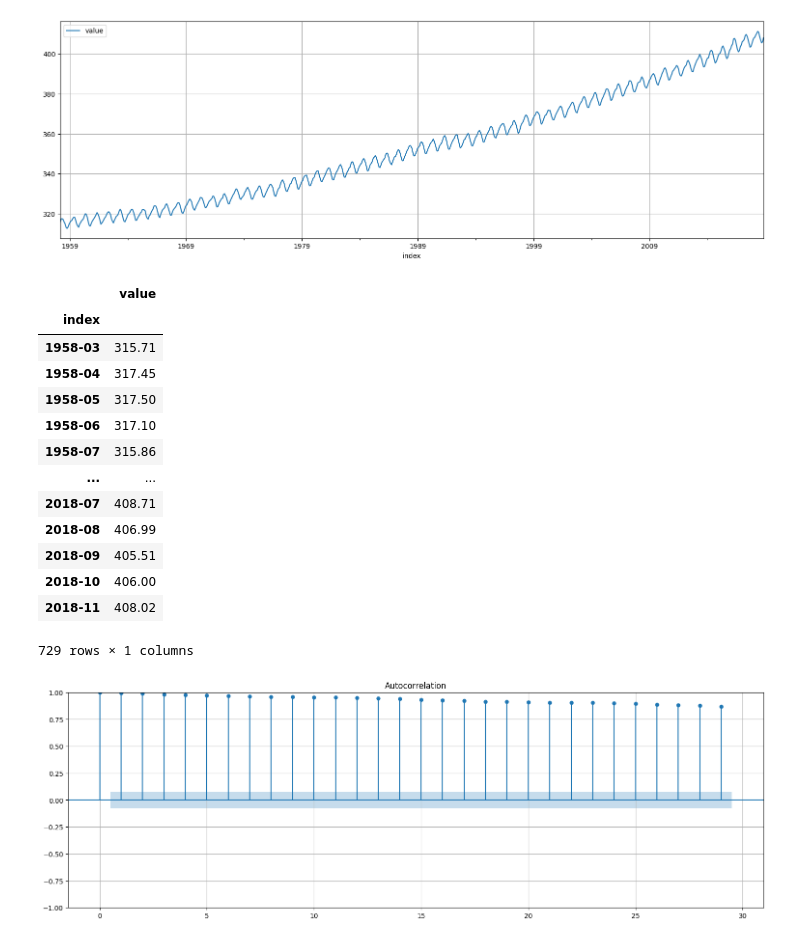
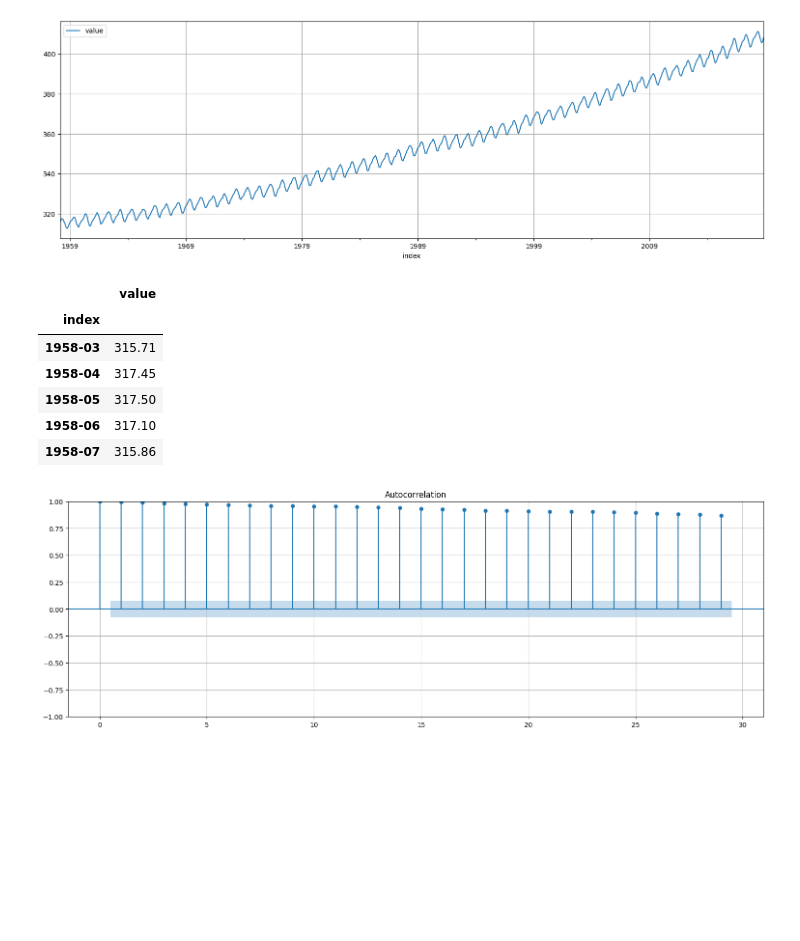
Before and after one commit to guigadea/curso_series_temporales_v2, a Jupyter notebook: parciales/Parcial de Analisis Predictivo de Series Temporales - 2022.ipynb, the cells around one changed output. Cells and saved outputs as stored; diff of their text form; code cells hidden in the pictures; blank space fills up the shorter version.

```diff
--- a/parciales/Parcial de Analisis Predictivo de Series Temporales - 2022.ipynb
+++ b/parciales/Parcial de Analisis Predictivo de Series Temporales - 2022.ipynb
@@ -79,22 +79,15 @@ cardox.plot();
 # %% [output]
 [figure]
 # %%
-cardox
+cardox.head()
 # %% [output]
 |  | value |
 | index |  |
 | 1958-03 | 315.71 |
 | 1958-04 | 317.45 |
 | 1958-05 | 317.50 |
 | 1958-06 | 317.10 |
 | 1958-07 | 315.86 |
-| ... | ... |
-| 2018-07 | 408.71 |
-| 2018-08 | 406.99 |
-| 2018-09 | 405.51 |
-| 2018-10 | 406.00 |
-| 2018-11 | 408.02 |
-729 rows × 1 columns
 # %%
 plot_acf(cardox,bartlett_confint=False);
 # %% [output]
```
Also changed, not shown: parts of 13 cells of this notebook.
